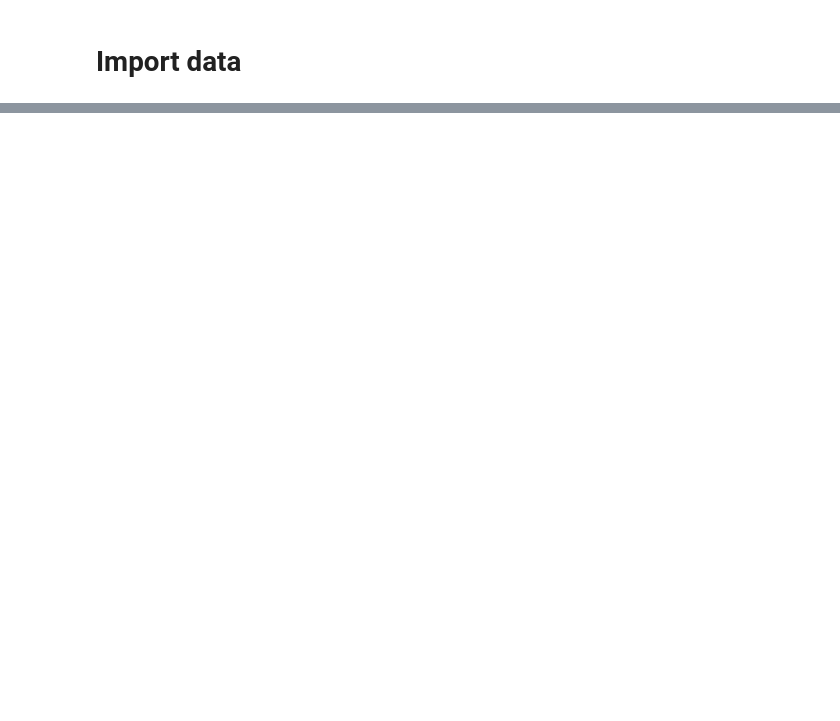
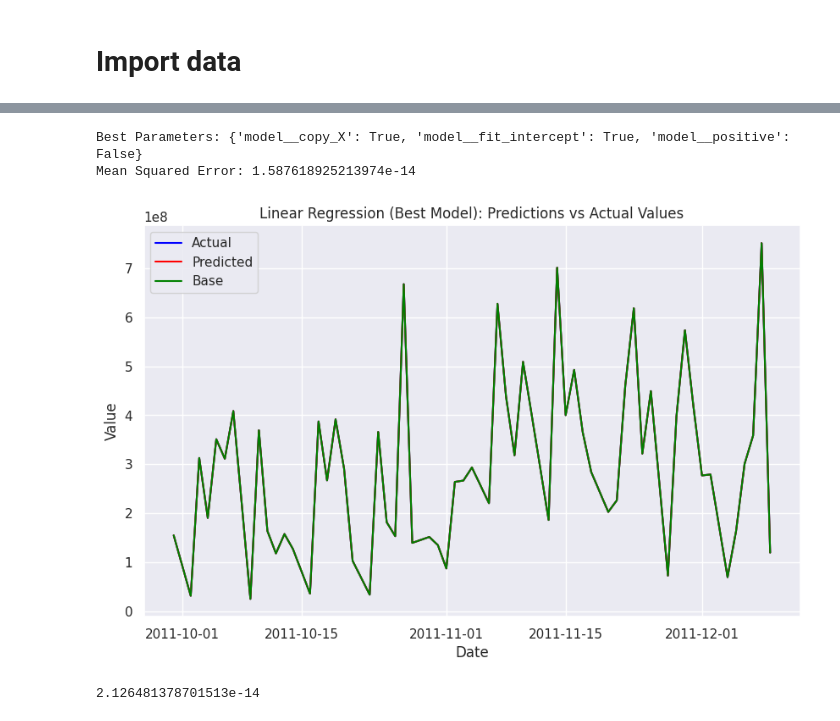
Before and after one commit to BanuelosCarlos/MLOPs-boootcamp-project, a Jupyter notebook: notebooks/experiment01.ipynb, the cells around one changed output, grey strips where cells are left out. Cells and saved outputs as stored; diff of their text form; code cells hidden in the pictures; blank space fills up the shorter version.

```diff
--- a/notebooks/experiment01.ipynb
+++ b/notebooks/experiment01.ipynb
@@ -147,0 +166,43 @@ DatetimeIndex(['2011-09-30', '2011-10-02', '2011-10-03', '2011-10-04',
+# %%
+# Define the parameter grid
+param_grid = {
+    'model__fit_intercept': [True, False],
+    'model__copy_X': [True, False],
+    'model__positive': [True, False]
+}
+
+# Implement GridSearchCV
+grid_search = GridSearchCV(pipeline, param_grid, cv=5, scoring='neg_mean_squared_error')
+
+# Fit the model
+grid_search.fit(X_train, y_train)
+
+# Best parameters
+print("Best Parameters:", grid_search.best_params_)
+
+# Predict on the test set using the best model
+best_model = grid_search.best_estimator_
+y_pred1 = best_model.predict(X_test)
+
+# Evaluate the model
+mse = mean_squared_error(y_test, y_pred)
+print(f"Mean Squared Error: {mse}")
+
+# Plot the predictions vs the actual test data
+plt.figure(figsize=(10, 6))
+plt.plot(test.index, y_test, label='Actual', color='blue')
+plt.plot(test.index, y_pred1, label='Predicted', color='red')
+plt.plot(test.index, y_pred, label='Base', color='green')
+plt.xlabel('Date')
+plt.ylabel('Value')
+plt.title('Linear Regression (Best Model): Predictions vs Actual Values')
+plt.legend()
+plt.show()
+# %% [output]
+Best Parameters: {'model__copy_X': True, 'model__fit_intercept': True, 'model__positive': False}
+Mean Squared Error: 1.587618925213974e-14
+[figure, added]
+# %%
+print((y_pred1.sum()-y_test.sum())/y_test.sum()*100)
+# %% [output]
+2.126481378701513e-14
```
Also changed, not shown: parts of 7 cells of this notebook, 4 other files.
